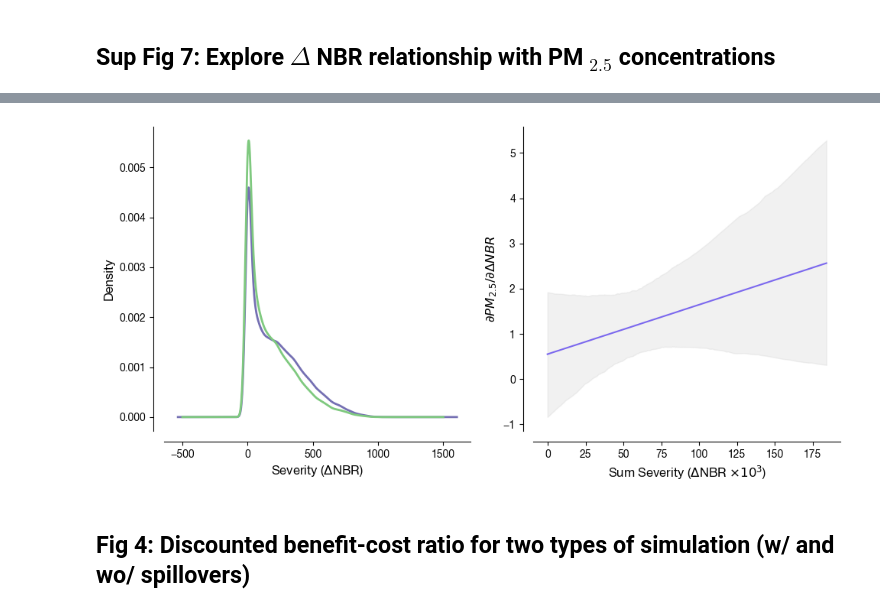
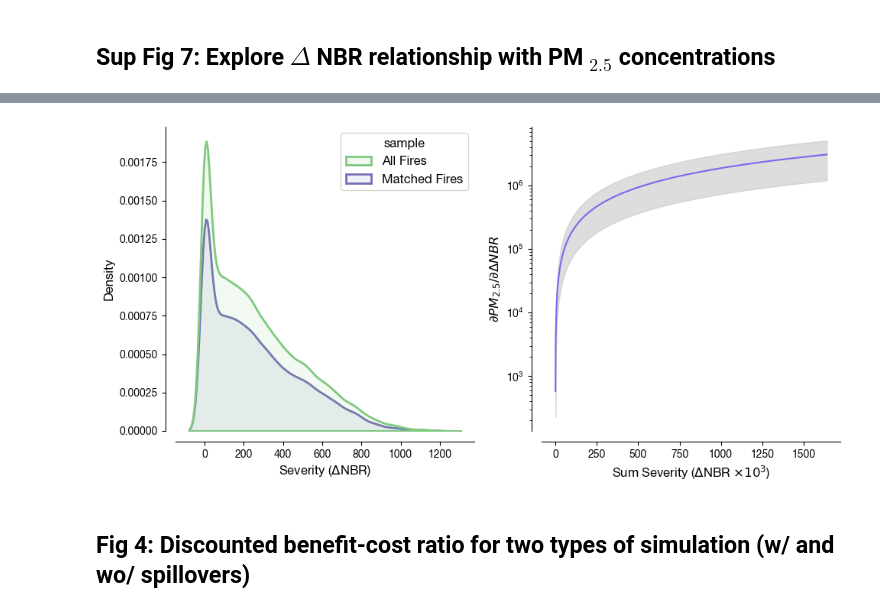
Before and after one commit to echolab-stanford/prescribed_fires, a Jupyter notebook: analysis/simulation_replication.ipynb, the cells around one changed output, grey strips where cells are left out. Saved outputs shown, nothing was run; the diff lists cells and outputs as text; code cells hidden in the pictures.

```diff
--- a/analysis/simulation_replication.ipynb
+++ b/analysis/simulation_replication.ipynb
@@ -161,23 +423,14 @@ dnbr[
 # %%
-smoke_linked_raw = pd.read_feather(
+smoke_linked = pd.read_feather(
     "/mnt/sherlock/oak/prescribed_data/processed/smoke_linking/severity_emissions_linked.feather"
 )
-
-# Select threshold
-smoke_linked = smoke_linked_raw[smoke_linked_raw.coverage_threshold == 0.1]
-
-# # Remove outliers from smoke linked data
-smoke_linked = smoke_linked[
-    (smoke_linked.sum_severity <= smoke_linked.sum_severity.quantile(0.975))
-    & (smoke_linked.sum_severity >= smoke_linked.sum_severity.quantile(0.025))
-]
 
 # Change year type to avoid problems
 smoke_linked["year"] = smoke_linked.year.astype(int)
 
 coefs = make_model(
     smoke_linked,
-    formula="sum_contrib ~ sum_severity + I(sum_severity ** 2) + total_pixels + total_days | year",
+    formula="sum_contrib ~ sum_severity + total_pixels + total_days | year",
     bootstrap=True,
     k=999,
 )
@@ -191,24 +444,51 @@ range_severity = np.arange(
     100,
 )
 
-
 # Multiply the second column of coef by the range of severities
 boot_samples = []
 for i in range(999):
-    boot_samples.append(coefs[i, 0] + (2 * coefs[i, 1] * range_severity))
+    boot_samples.append(coefs[i, 0] * range_severity)
 
 boots = np.vstack(boot_samples)
 bounds = np.percentile(boots, [2.5, 0.5, 97.5], axis=0)
 # %%
 # Plot the predictions
 fig, ax = plt.subplots(1, 2, figsize=(10, 5))
-treatments_dnbr[treatments_dnbr.year > 2006].dnbr.plot.density(
-    ax=ax[0], color="#7570b3", linewidth=2
+
+# Create a dataframe to plot the density of the dnbr values for all fires
+# and the matched fires
+
+all_fires = treatments_dnbr_clean[treatments_dnbr_clean.year > 2006]
+all_fires["sample"] = "All Fires"
+
+matched_fires = treatments_dnbr_clean[
+    (treatments_dnbr_clean.year > 2006)
+    & (treatments_dnbr_clean.Event_ID.isin(smoke_linked.event_id.tolist()))
+]
+matched_fires["sample"] = "Matched Fires"
+data_dist = pd.concat([all_fires, matched_fires])
+
+
+# treatments_dnbr_clean[treatments_dnbr_clean.year > 2006].dnbr.plot.density(
+#     ax=ax[0], color="#7570b3", linewidth=2
+# )
+# treatments_dnbr_clean[
+#     (treatments_dnbr_clean.year > 2006)
+#     & (treatments_dnbr_clean.Event_ID.isin(smoke_linked.event_id.tolist()))
+# ].dnbr.plot.density(ax=ax[0], color="#7fc97f", linewidth=2,)
+
+sns.kdeplot(
+    data=data_dist,
+    x="dnbr",
+    hue="sample",
+    ax=ax[0],
+    palette=["#7fc97f", "#7570b3"],
+    common_norm=True,
+    fill=True,
+    linewidth=2,
+    alpha=0.1,
 )
-treatments_dnbr[
-    (treatments_dnbr.year > 2006)
-    & (treatments_dnbr.Event_ID.isin(smoke_linked.event_id.tolist()))
-].dnbr.plot.density(ax=ax[0], color="#7fc97f", linewidth=2)
+
 
 # Apply template
 template_plots(ax[0], xlab="Severity ($\Delta$NBR)", ylab="Density")
@@ -216,12 +496,13 @@ template_plots(ax[0], xlab="Severity ($\Delta$NBR)", ylab="Density")
 # # Add a legend for the two density lines
 # ax[0].legend(["All Fires", "Matched Fires"], loc="upper right")
 
-# Plot marginal effect of severity on emissions
+# Plot marginal effect of severity on emissions using log scale
+ax[1].set_yscale("log")
 ax[1].fill_between(
     range_severity / 1000,
     bounds[0],
     bounds[2],
-    alpha=0.2,
+    alpha=0.5,
     color="#bdbdbd",
 )
 
@@ -239,9 +520,13 @@ template_plots(
     ylab="$\partial PM_{2.5} / \partial \Delta NBR$",
 )
 
-
 plt.tight_layout()
 
-# Save plot as a vector graphic
-plt.savefig("../figs/severity_emissions_link.pdf", bbox_inches="tight", dpi=400)
+# Save as a PDF
+plt.savefig(
+    "../figs/severity_emissions_link.pdf",
+    bbox_inches="tight",
+    dpi=300,
+    transparent=True,
+)
 # %% [output]
@@ -248,4 +543,4 @@ plt.savefig("../figs/severity_emissions_link.pdf", bbox_inches="tight", dpi=400)
-[figure, old version]
+[figure, new version]
 # %% [markdown]
 ## Fig 4: Discounted benefit-cost ratio for two types of simulation (w/ and wo/ spillovers)
 # %%
```
Also changed, not shown: parts of 19 cells of this notebook, 7 other files.
